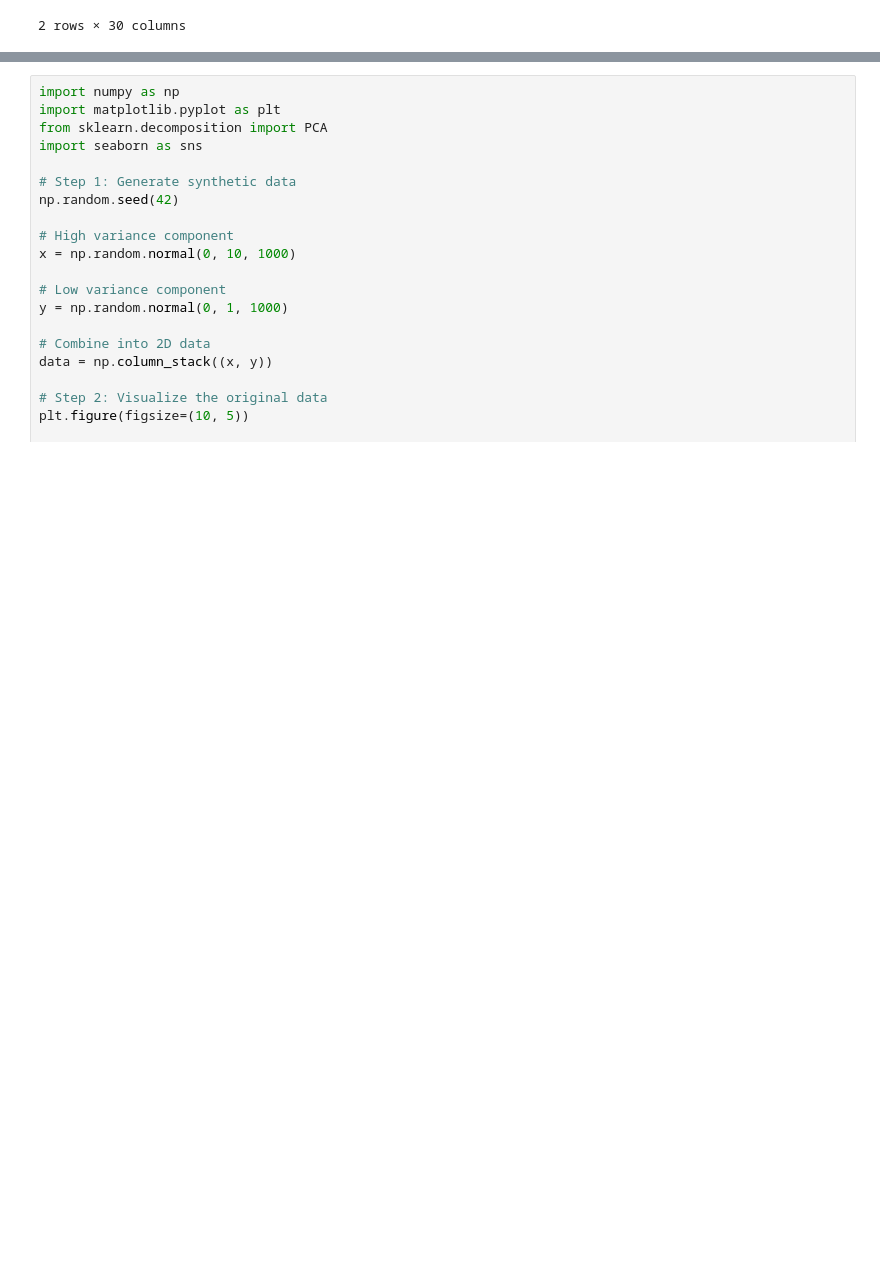
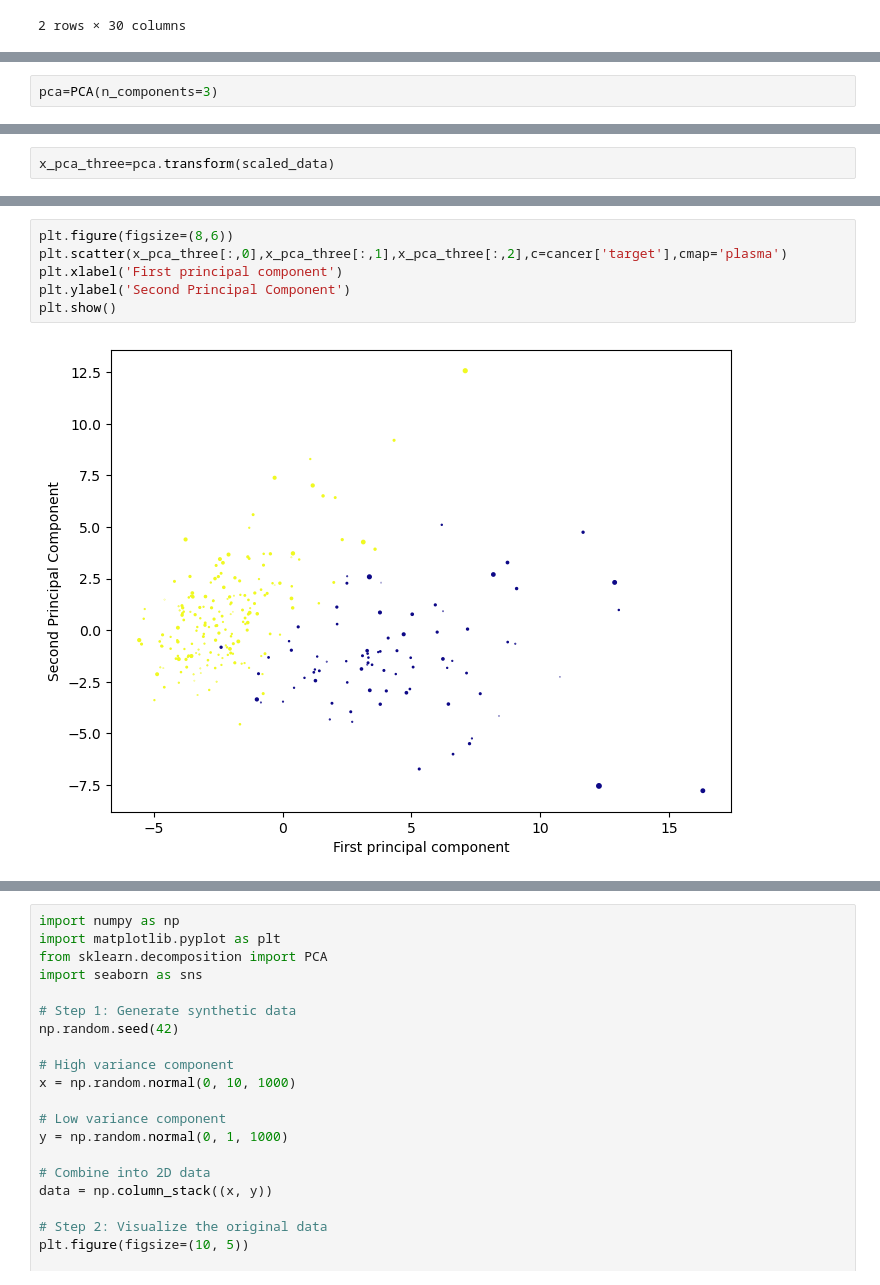
Before and after one commit to samira-shy/Python, a Jupyter notebook: MachineLearning/PrincipalComponentAnalysis/PrincipalComponentAnalysis.ipynb, the cells around one changed output, grey strips where cells are left out. Drawn from its saved outputs; the diff is of its cells as text; blank space fills up the shorter version.

```diff
--- a/MachineLearning/PrincipalComponentAnalysis/PrincipalComponentAnalysis.ipynb
+++ b/MachineLearning/PrincipalComponentAnalysis/PrincipalComponentAnalysis.ipynb
@@ -178,0 +205,2 @@ A straightforward example of PCA implementation
+# %%
+pca=PCA(n_components=3)
@@ -178,0 +211,2 @@ A straightforward example of PCA implementation
+# %%
+x_pca_three=pca.transform(scaled_data)
@@ -178,0 +221,8 @@ A straightforward example of PCA implementation
+# %%
+plt.figure(figsize=(8,6))
+plt.scatter(x_pca_three[:,0],x_pca_three[:,1],x_pca_three[:,2],c=cancer['target'],cmap='plasma')
+plt.xlabel('First principal component')
+plt.ylabel('Second Principal Component')
+plt.show()
+# %% [output]
+[figure, added]
```
Also changed, not shown: parts of 14 cells of this notebook.
